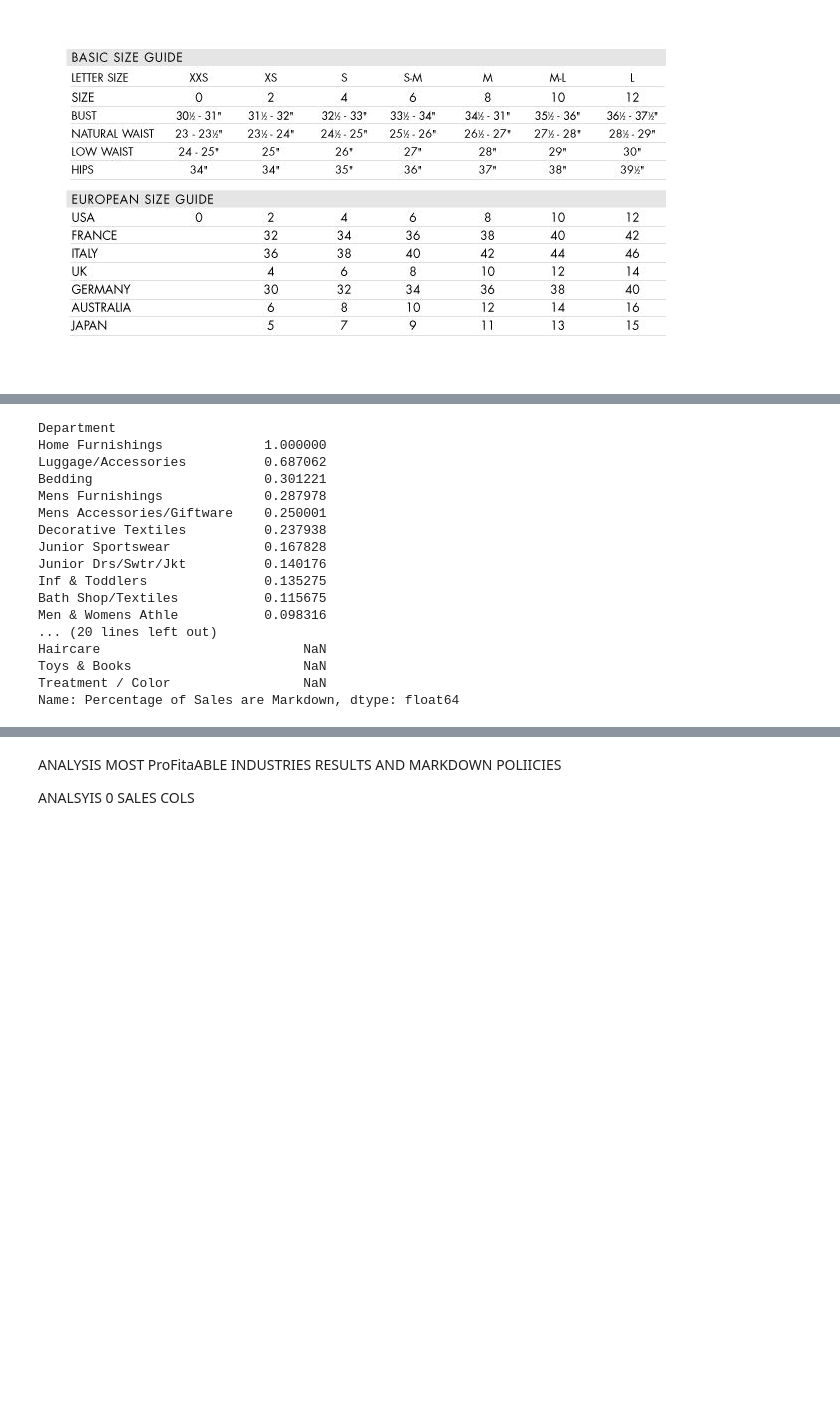
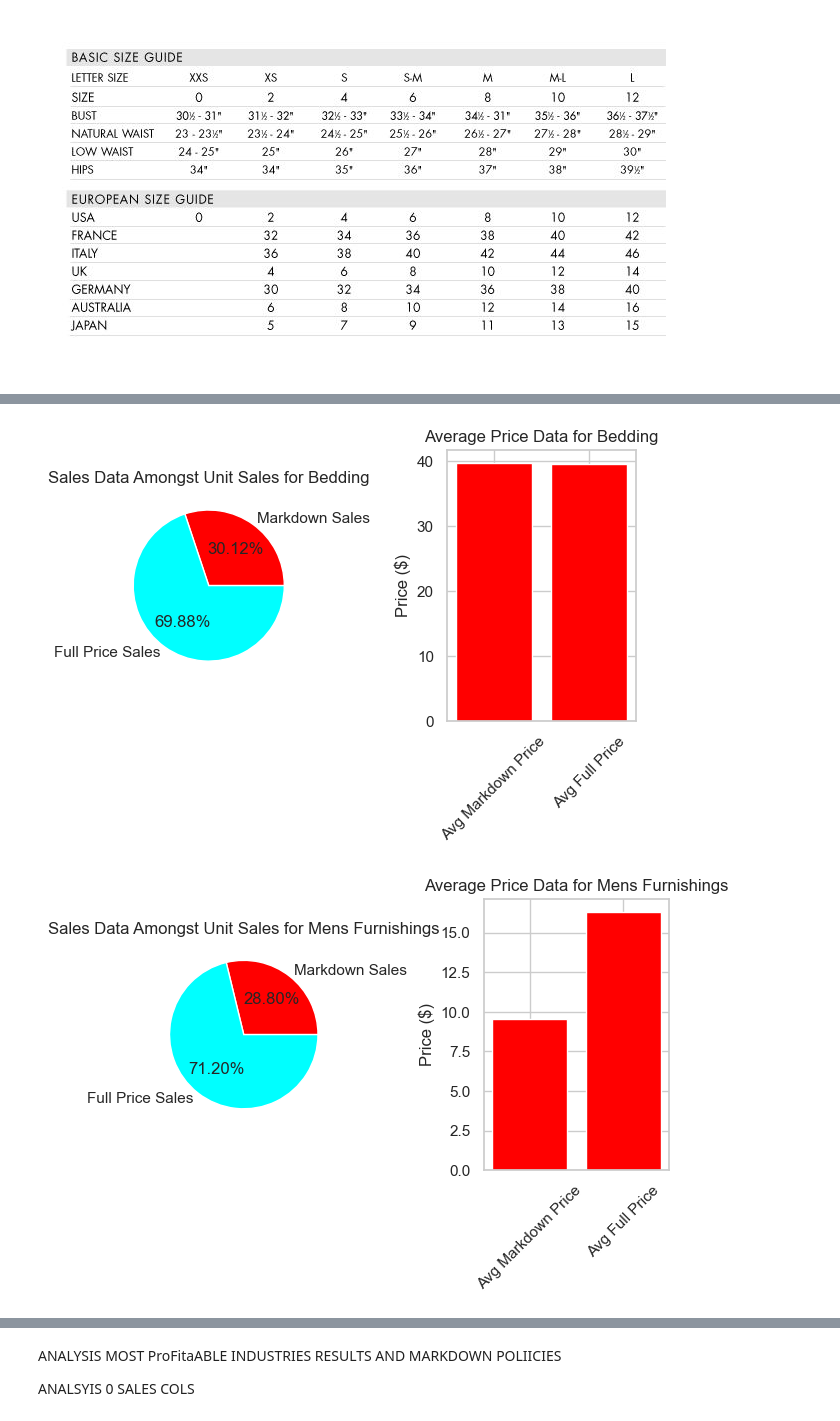
Before and after one commit to reetyf/tjx, a Jupyter notebook: HWeinschenk_TJXDataAnalystAssignment_summer2023.ipynb, the cells around one changed output, grey strips where cells are left out. Saved outputs shown, nothing was run; the diff lists cells and outputs as text; code cells hidden in the pictures; blank space fills up the shorter version.

```diff
--- a/HWeinschenk_TJXDataAnalystAssignment_summer2023.ipynb
+++ b/HWeinschenk_TJXDataAnalystAssignment_summer2023.ipynb
@@ -491,0 +469,3 @@ Name: Sales, dtype: float64
+# %%
+zeros = department_df.loc[department_df['Sales'] == 0].index
+department_df.drop(zeros,inplace = True, axis = 0)
@@ -491,0 +474,3 @@ Name: Sales, dtype: float64
+# %%
+less_units = department_df.loc[department_df['Units Sold'] <= 1000].index
+department_df.drop(less_units,inplace = True, axis = 0)
@@ -491,0 +481,6 @@ Name: Sales, dtype: float64
+# %%
+# new cols
+department_df['Percentage of Sales are Markdown'] = department_df['Markdown Sales'].div(department_df['Sales'])
+department_df['Average Price'] = department_df['Sales'].div(department_df['Units Sold'])
+department_df['Full Price Average Price'] = department_df['Full Price Sales'].div(department_df['Full Price Units Sold'])
+department_df['Markdown Average Price'] = department_df['Markdown Sales'].div(department_df['Markdown Units Sold'])
@@ -494,20 +499,26 @@ grouped_df['Percentage of Sales are Markdown'] = grouped_df['Markdown Sales'].di
+# %%
+def observe_depts(department):
+    markdown = department_df.loc[department,'Markdown Sales']
+    full = department_df.loc[department,'Full Price Sales']
+    avg_markdown = department_df.loc[department,'Markdown Average Price']
+    avg_full = department_df.loc[department,'Full Price Average Price']
+    data = [markdown,full]
+    avg_data = [round(avg_markdown,2),round(avg_full,2)]
+    plt.subplot(1,2,1)
+    plt.title(f'Sales Data Amongst Unit Sales for {department}')
+    plt.pie(data,labels = ['Markdown Sales','Full Price Sales'],autopct='%1.2f%%',colors = ['red','cyan'])
+
+    plt.subplot(1,2,2)
+    plt.title(f'Average Price Data for {department}')
+    plt.bar(x =['Avg Markdown Price','Avg Full Price'], height =  avg_data,color = 'red')
+    plt.xticks(rotation = 45)
+    plt.ylabel('Price ($)')
+    plt.tight_layout(pad = 2)
+    plt.show()
 # %%
-grouped_df['Percentage of Sales are Markdown'].sort_values(ascending=False)
+depts = department_df.sort_values('Percentage of Sales are Markdown',ascending = False).head().index
+for dept in depts:
+    observe_depts(dept)
 # %% [output]
-Department
-Home Furnishings             1.000000
-Luggage/Accessories          0.687062
-Bedding                      0.301221
-Mens Furnishings             0.287978
-Mens Accessories/Giftware    0.250001
-Decorative Textiles          0.237938
-Junior Sportswear            0.167828
-Junior Drs/Swtr/Jkt          0.140176
-Inf & Toddlers               0.135275
-Bath Shop/Textiles           0.115675
-Men & Womens Athle           0.098316
-... (20 lines left out)
-Haircare                          NaN
-Toys & Books                      NaN
-Treatment / Color                 NaN
-Name: Percentage of Sales are Markdown, dtype: float64
+[figure, added]
+[figure, added]
```
Also changed, not shown: parts of 36 cells of this notebook.
